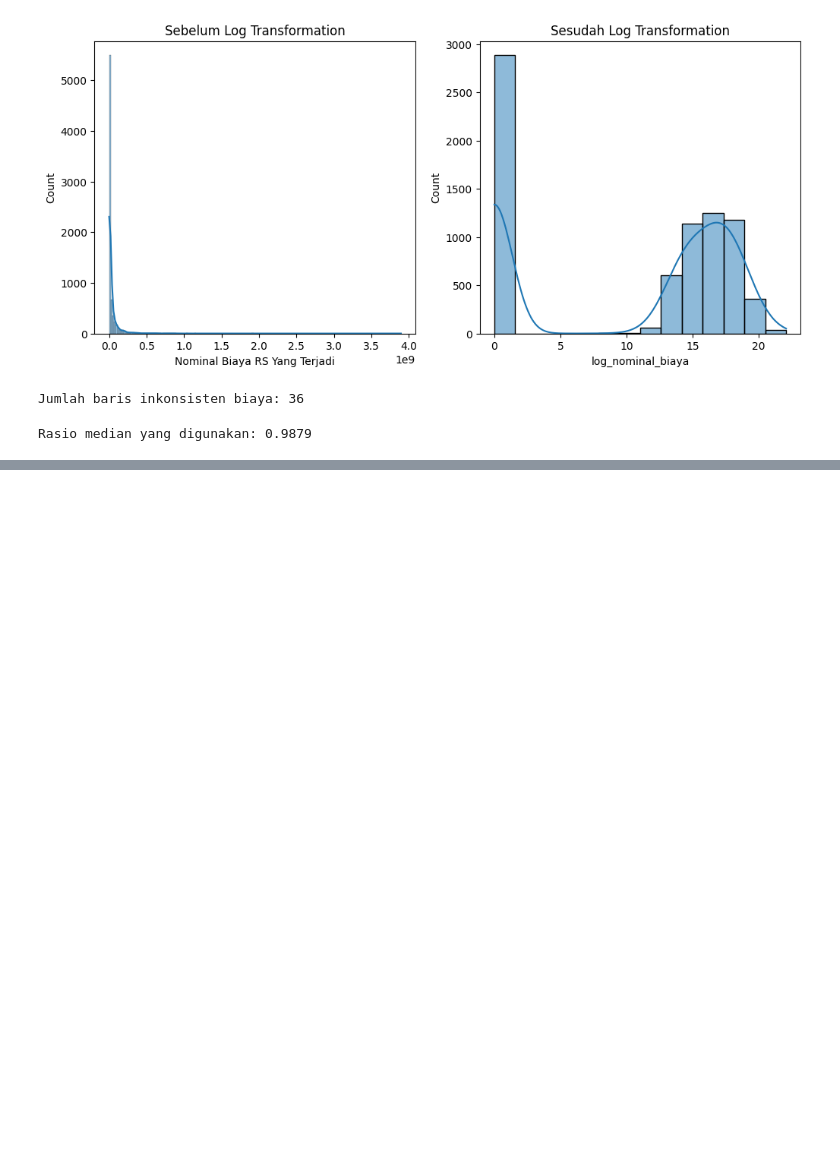
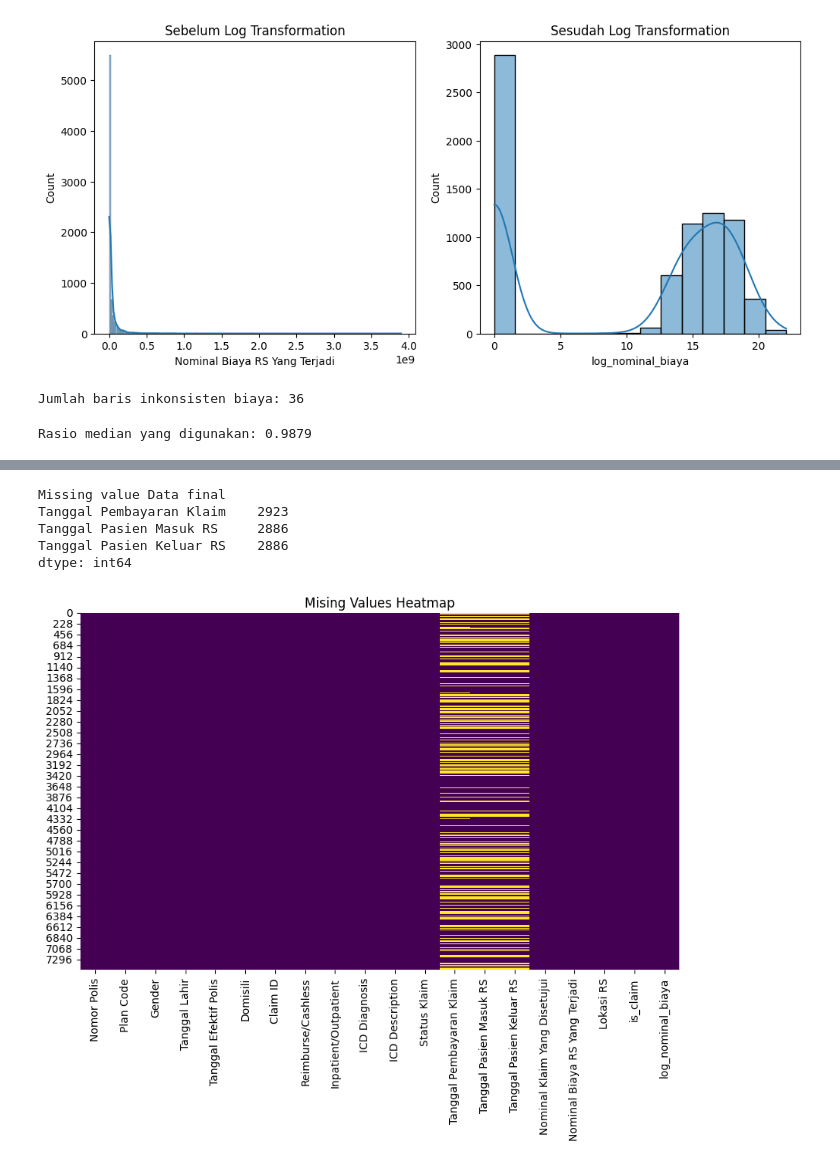
Before and after one commit to ababilkhoerulimam/insurance-claim-forecasting-mcfitb26, a Jupyter notebook: MCFITB26.ipynb, the cells around one changed output, grey strips where cells are left out. Cells and saved outputs as stored; diff of their text form; code cells hidden in the pictures; blank space fills up the shorter version.

```diff
--- a/MCFITB26.ipynb
+++ b/MCFITB26.ipynb
@@ -194,3 +212,12 @@ df_final.loc[mask, 'Nominal Klaim Yang Disetujui'] = df_final.loc[mask, 'Nominal
 print(f"Rasio median yang digunakan: {median_ratio:.4f}")
 # %% [output]
 Rasio median yang digunakan: 0.9879
+# %%
+df_final['Tanggal Lahir'] = pd.to_datetime(df_final['Tanggal Lahir'], format='%Y%m%d', errors='coerce')
+df_final['Tanggal Efektif Polis'] = pd.to_datetime(df_final['Tanggal Efektif Polis'], format='%Y%m%d', errors='coerce')
+
+df_final['Tanggal Pasien Masuk RS'] = pd.to_datetime(df_final['Tanggal Pasien Masuk RS'], errors='coerce')
+df_final['Tanggal Pasien Keluar RS'] = pd.to_datetime(df_final['Tanggal Pasien Keluar RS'], errors='coerce')
+df_final['Tanggal Pembayaran Klaim'] = pd.to_datetime(df_final['Tanggal Pembayaran Klaim'], errors='coerce')
+
+display(df_final[df_final['is_claim'] == 1][['Nomor Polis', 'Tanggal Pasien Masuk RS']].head())
@@ -196,0 +231,16 @@ Rasio median yang digunakan: 0.9879
+# %%
+print("\nMissing value Data final")
+missing_values = df_final.isnull().sum()
+print(missing_values[missing_values > 0])
+
+plt.figure(figsize=(10, 6))
+sns.heatmap(df_final.isnull(), cbar=False, cmap='viridis')
+plt.title('Mising Values Heatmap')
+plt.show()
+# %% [output]
+Missing value Data final
+Tanggal Pembayaran Klaim    2923
+Tanggal Pasien Masuk RS     2886
+Tanggal Pasien Keluar RS    2886
+dtype: int64
+[figure, added]
```
Also changed, not shown: parts of 8 cells of this notebook.
